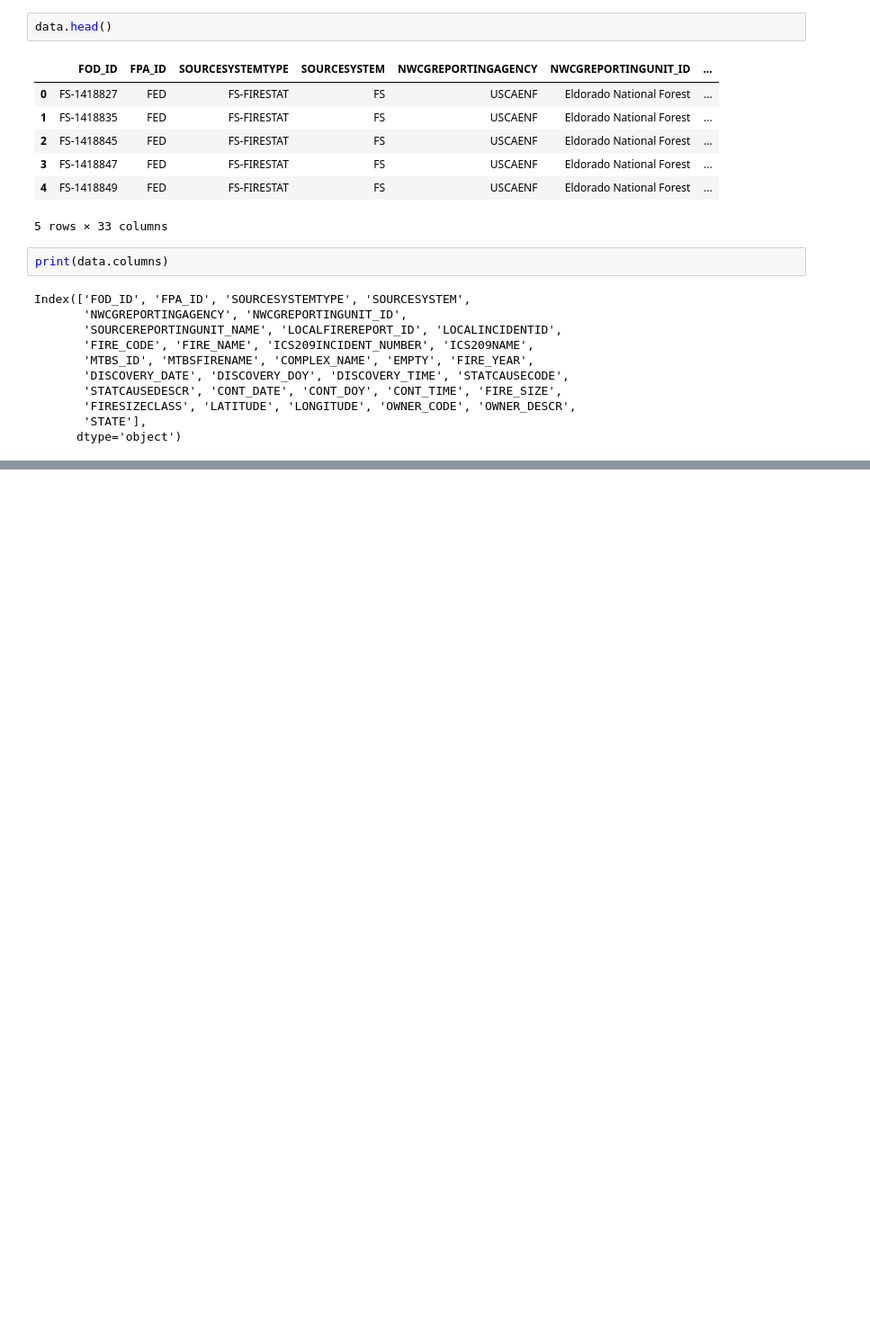
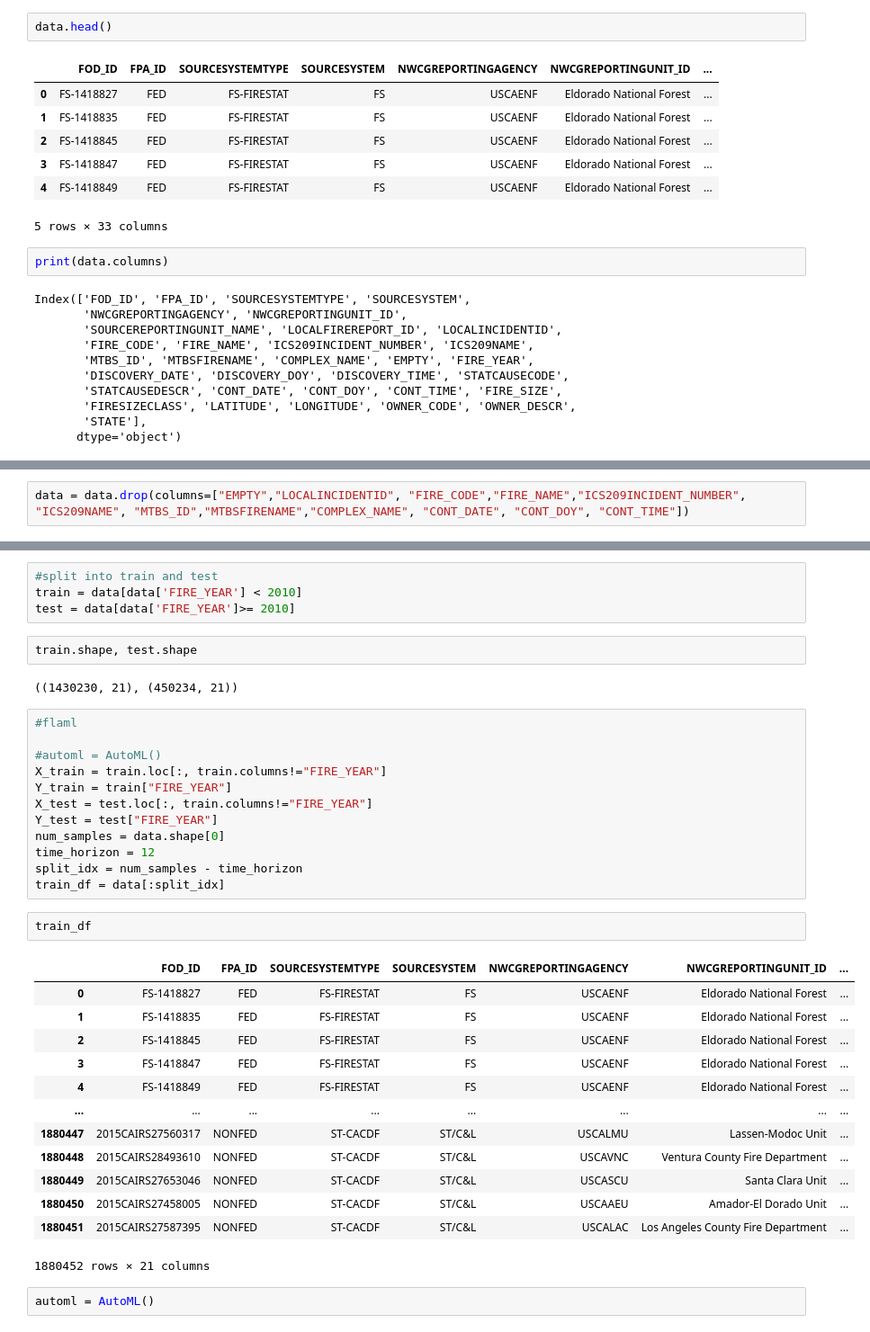
Before and after one commit to dianehkim/Forest-Fires-Time-Series-Forecast, a Jupyter notebook: DS440_model.ipynb, the cells around one changed output, grey strips where cells are left out. Shown at 90% size. Cells and saved outputs as stored; diff of their text form; blank space fills up the shorter version.

```diff
--- a/DS440_model.ipynb
+++ b/DS440_model.ipynb
@@ -121,0 +172,2 @@ Index(['FOD_ID', 'FPA_ID', 'SOURCESYSTEMTYPE', 'SOURCESYSTEM',
+# %%
+data = data.drop(columns=["EMPTY","LOCALINCIDENTID", "FIRE_CODE","FIRE_NAME","ICS209INCIDENT_NUMBER", "ICS209NAME", "MTBS_ID","MTBSFIRENAME","COMPLEX_NAME", "CONT_DATE", "CONT_DOY", "CONT_TIME"])
@@ -121,0 +184,38 @@ Index(['FOD_ID', 'FPA_ID', 'SOURCESYSTEMTYPE', 'SOURCESYSTEM',
+# %%
+#split into train and test
+train = data[data['FIRE_YEAR'] < 2010]
+test = data[data['FIRE_YEAR']>= 2010]
+# %%
+train.shape, test.shape
+# %% [output]
+((1430230, 21), (450234, 21))
+# %%
+#flaml
+
+#automl = AutoML()
+X_train = train.loc[:, train.columns!="FIRE_YEAR"]
+Y_train = train["FIRE_YEAR"]
+X_test = test.loc[:, train.columns!="FIRE_YEAR"]
+Y_test = test["FIRE_YEAR"]
+num_samples = data.shape[0]
+time_horizon = 12
+split_idx = num_samples - time_horizon
+train_df = data[:split_idx]
+# %%
+train_df
+# %% [output]
+|  | FOD_ID | FPA_ID | SOURCESYSTEMTYPE | SOURCESYSTEM | NWCGREPORTINGAGENCY | NWCGREPORTINGUNIT_ID | ... |
+| 0 | FS-1418827 | FED | FS-FIRESTAT | FS | USCAENF | Eldorado National Forest | ... |
+| 1 | FS-1418835 | FED | FS-FIRESTAT | FS | USCAENF | Eldorado National Forest | ... |
+| 2 | FS-1418845 | FED | FS-FIRESTAT | FS | USCAENF | Eldorado National Forest | ... |
+| 3 | FS-1418847 | FED | FS-FIRESTAT | FS | USCAENF | Eldorado National Forest | ... |
+| 4 | FS-1418849 | FED | FS-FIRESTAT | FS | USCAENF | Eldorado National Forest | ... |
+| ... | ... | ... | ... | ... | ... | ... | ... |
+| 1880447 | 2015CAIRS27560317 | NONFED | ST-CACDF | ST/C&L | USCALMU | Lassen-Modoc Unit | ... |
+| 1880448 | 2015CAIRS28493610 | NONFED | ST-CACDF | ST/C&L | USCAVNC | Ventura County Fire Department | ... |
+| 1880449 | 2015CAIRS27653046 | NONFED | ST-CACDF | ST/C&L | USCASCU | Santa Clara Unit | ... |
+| 1880450 | 2015CAIRS27458005 | NONFED | ST-CACDF | ST/C&L | USCAAEU | Amador-El Dorado Unit | ... |
+| 1880451 | 2015CAIRS27587395 | NONFED | ST-CACDF | ST/C&L | USCALAC | Los Angeles County Fire Department | ... |
+1880452 rows × 21 columns
+# %%
+automl = AutoML()
```
Also changed, not shown: parts of 8 cells of this notebook.
